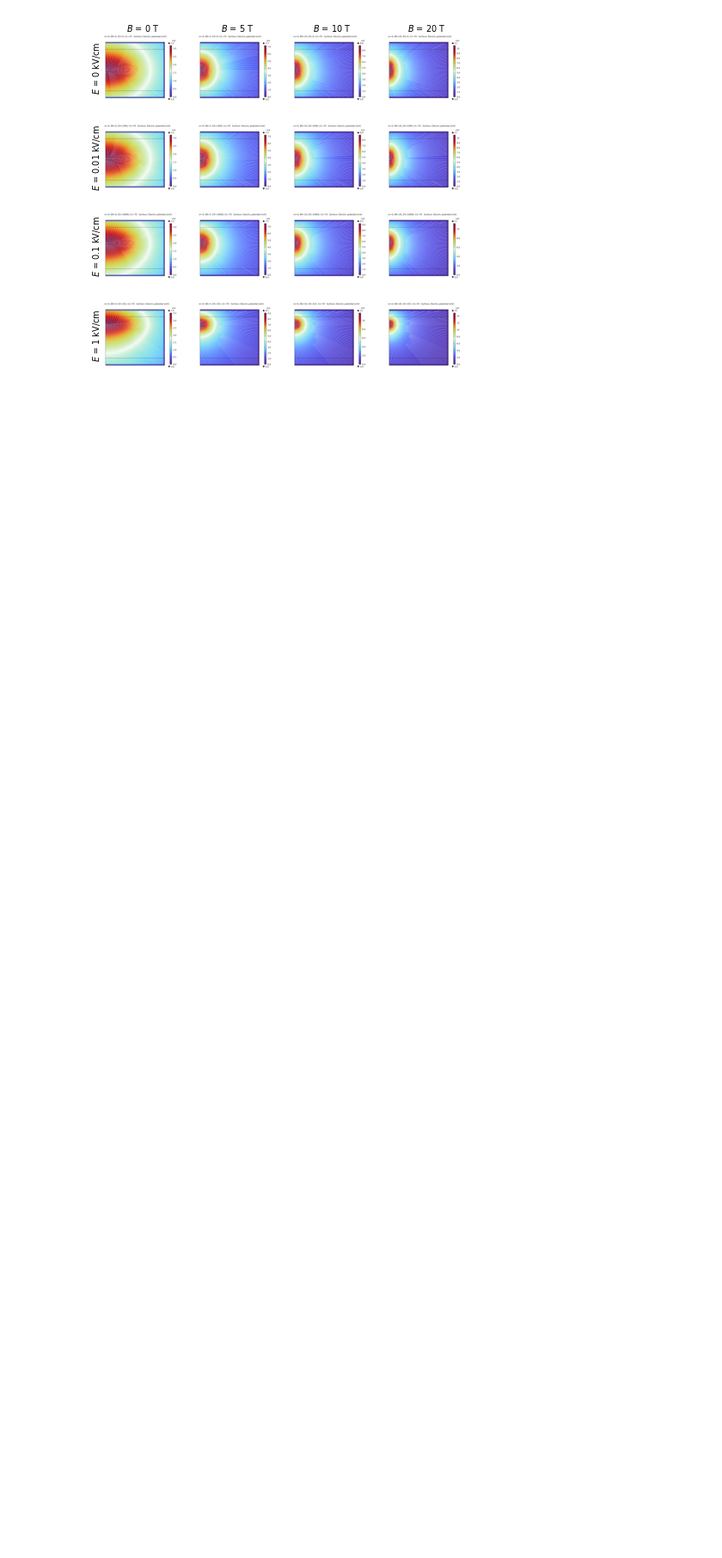
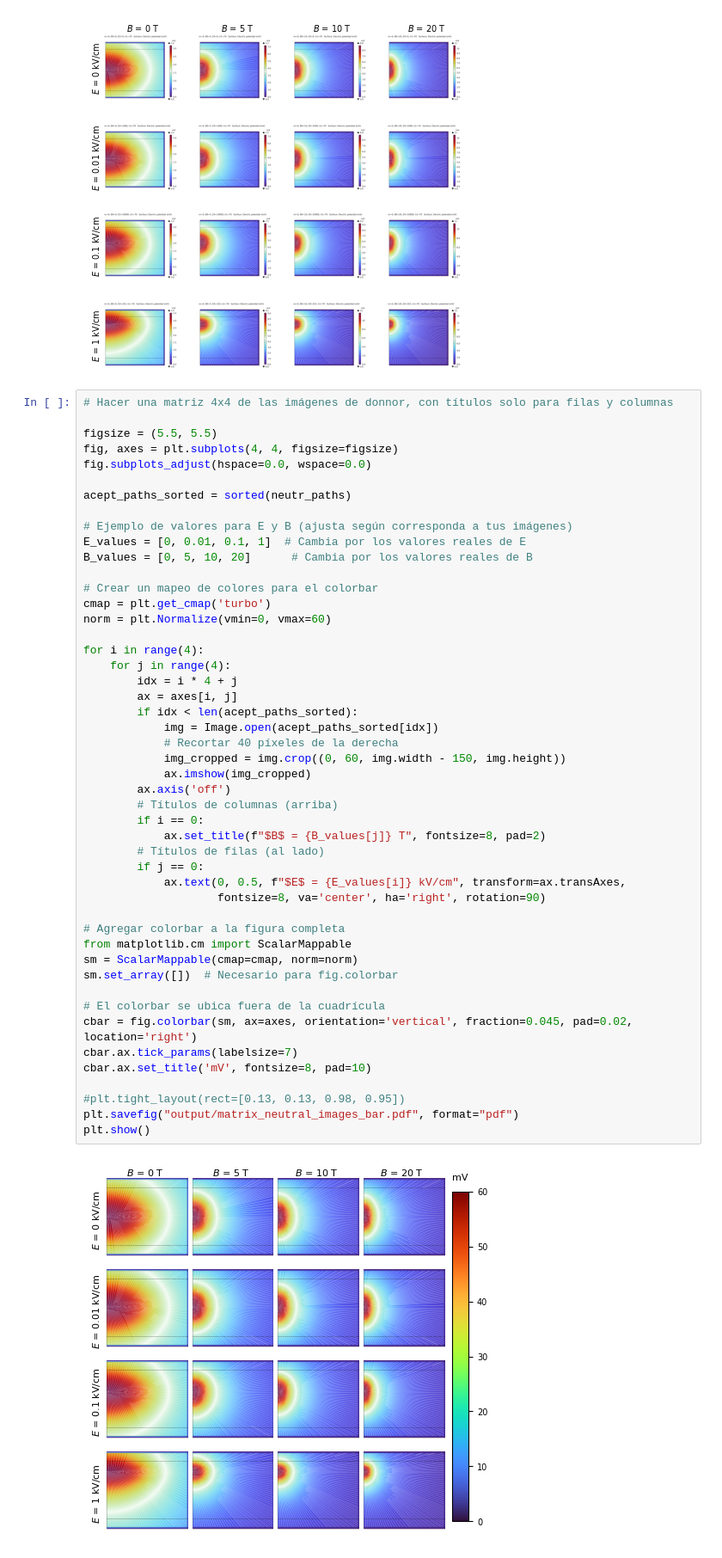
Before and after one commit to fabioc9675/CoulombExcitonBinding_prj, a Jupyter notebook: Coulomb/DataSets/PotentialField.ipynb, the cells around one changed output. Shown at 86% size. Drawn from its saved outputs; the diff is of its cells as text; blank space fills up the shorter version.

Commit message:
Addition of new figure to potential

```diff
--- a/Coulomb/DataSets/PotentialField.ipynb
+++ b/Coulomb/DataSets/PotentialField.ipynb
@@ -132,3 +132,53 @@ plt.savefig("output/matrix_neutral_images.pdf", format="pdf")
 plt.show()
 # %% [output]
 [figure]
+# %%
+# Hacer una matriz 4x4 de las imágenes de donnor, con títulos solo para filas y columnas
+
+figsize = (5.5, 5.5)
+fig, axes = plt.subplots(4, 4, figsize=figsize)
+fig.subplots_adjust(hspace=0.0, wspace=0.0)
+
+acept_paths_sorted = sorted(neutr_paths)
+
+# Ejemplo de valores para E y B (ajusta según corresponda a tus imágenes)
+E_values = [0, 0.01, 0.1, 1]  # Cambia por los valores reales de E
+B_values = [0, 5, 10, 20]      # Cambia por los valores reales de B
+
+# Crear un mapeo de colores para el colorbar
+cmap = plt.get_cmap('turbo')
+norm = plt.Normalize(vmin=0, vmax=60)
+
+for i in range(4):
+    for j in range(4):
+        idx = i * 4 + j
+        ax = axes[i, j]
+        if idx < len(acept_paths_sorted):
+            img = Image.open(acept_paths_sorted[idx])
+            # Recortar 40 píxeles de la derecha
+            img_cropped = img.crop((0, 60, img.width - 150, img.height))
+            ax.imshow(img_cropped)
+        ax.axis('off')
+        # Títulos de columnas (arriba)
+        if i == 0:
+            ax.set_title(f"$B$ = {B_values[j]} T", fontsize=8, pad=2)
+        # Títulos de filas (al lado)
+        if j == 0:
+            ax.text(0, 0.5, f"$E$ = {E_values[i]} kV/cm", transform=ax.transAxes,
+                    fontsize=8, va='center', ha='right', rotation=90)
+
+# Agregar colorbar a la figura completa
+from matplotlib.cm import ScalarMappable
+sm = ScalarMappable(cmap=cmap, norm=norm)
+sm.set_array([])  # Necesario para fig.colorbar
+
+# El colorbar se ubica fuera de la cuadrícula
+cbar = fig.colorbar(sm, ax=axes, orientation='vertical', fraction=0.045, pad=0.02, location='right')
+cbar.ax.tick_params(labelsize=7)
+cbar.ax.set_title('mV', fontsize=8, pad=10)
+
+#plt.tight_layout(rect=[0.13, 0.13, 0.98, 0.95])
+plt.savefig("output/matrix_neutral_images_bar.pdf", format="pdf")
+plt.show()
+# %% [output]
+[figure, added]
```
